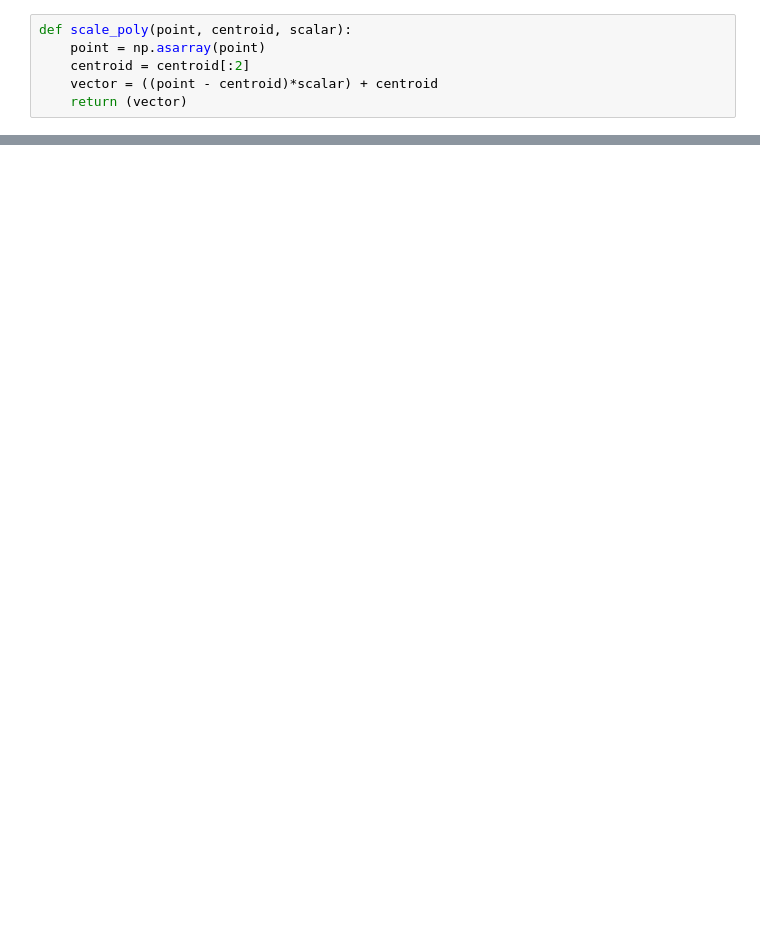
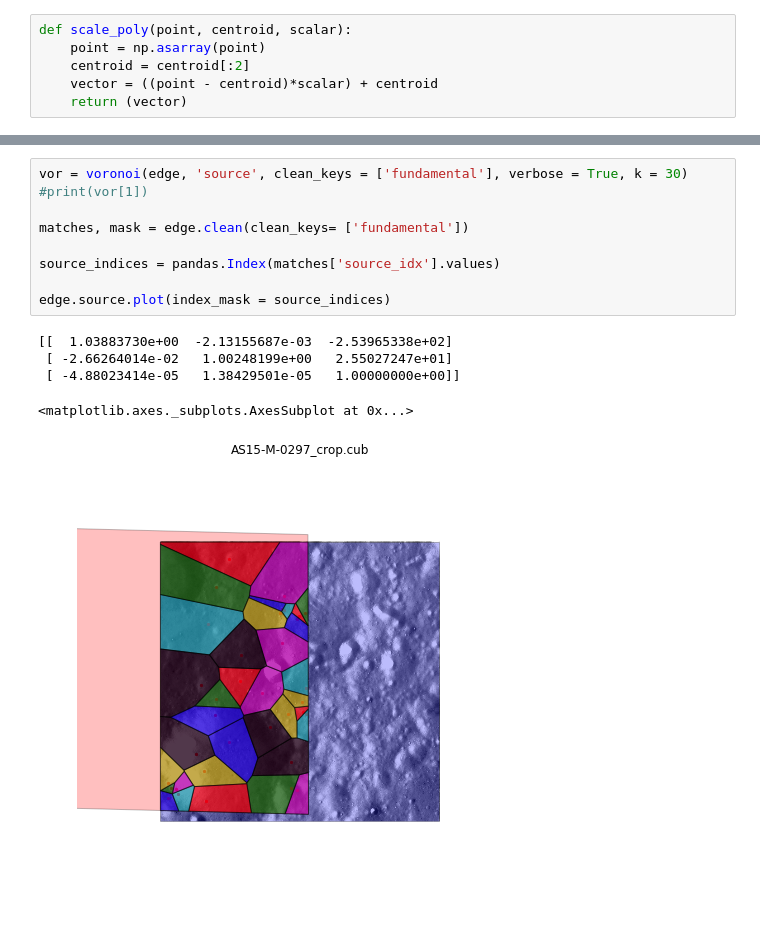
Before and after one commit to tisaconundrum2/autocnet, a Jupyter notebook: notebooks/VoroniTesting.ipynb, the cells around one changed output, grey strips where cells are left out. Drawn from its saved outputs; the diff is of its cells as text; blank space fills up the shorter version.

```diff
--- a/notebooks/VoroniTesting.ipynb
+++ b/notebooks/VoroniTesting.ipynb
@@ -113,3 +225,18 @@ def voronoi(edge, clean_keys=[], k = 30, source_verbose = False, destination_ver
+# %%
+vor = voronoi(edge, 'source', clean_keys = ['fundamental'], verbose = True, k = 30)
+#print(vor[1])
+
+matches, mask = edge.clean(clean_keys= ['fundamental'])
+
+source_indices = pandas.Index(matches['source_idx'].values)
+
+edge.source.plot(index_mask = source_indices)
+# %% [output]
+[[  1.03883730e+00  -2.13155687e-03  -2.53965338e+02]
+ [ -2.66264014e-02   1.00248199e+00   2.55027247e+01]
+ [ -4.88023414e-05   1.38429501e-05   1.00000000e+00]]
+<matplotlib.axes._subplots.AxesSubplot at 0x...>
+[figure, added]
 # %%
 adjacency = get_path('two_image_adjacency.json')
 basepath = get_path('Apollo15')
```
Also changed, not shown: parts of 13 cells of this notebook, 1 other file.
